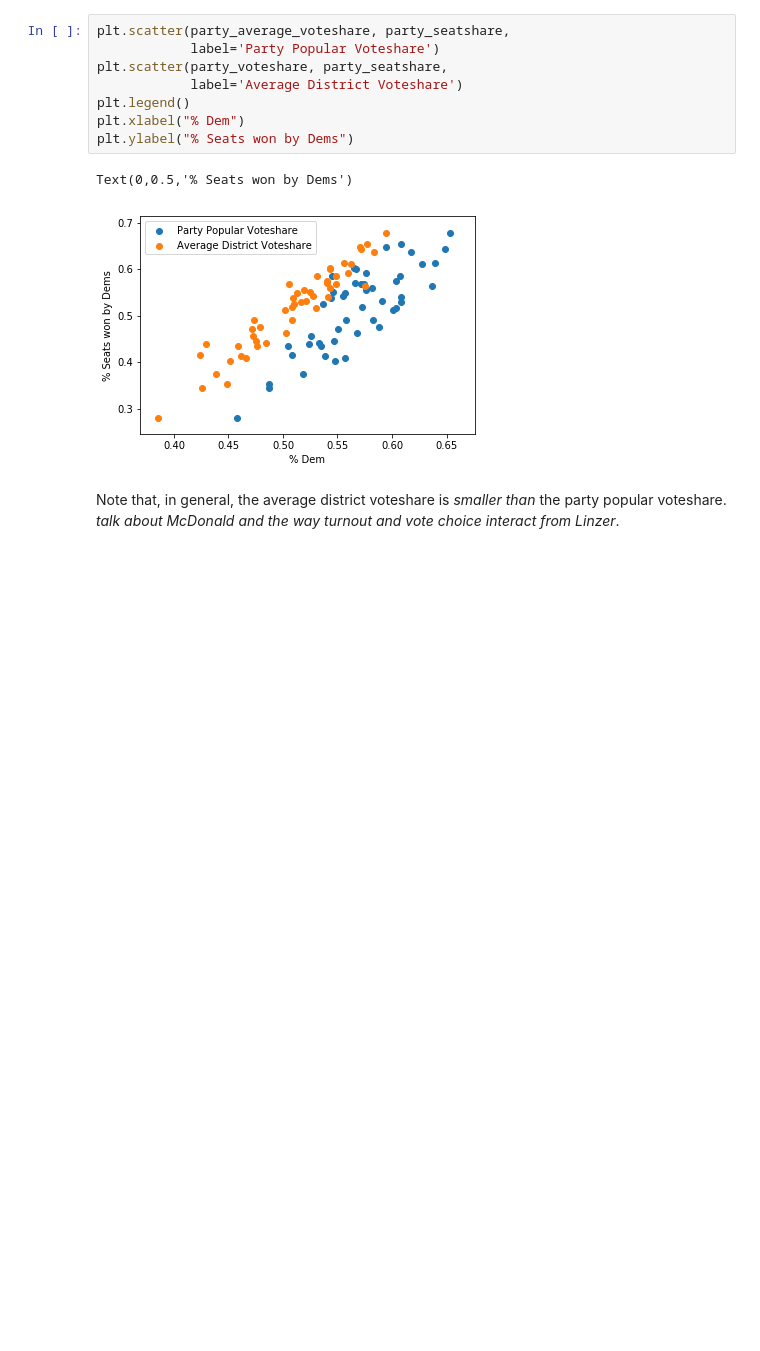
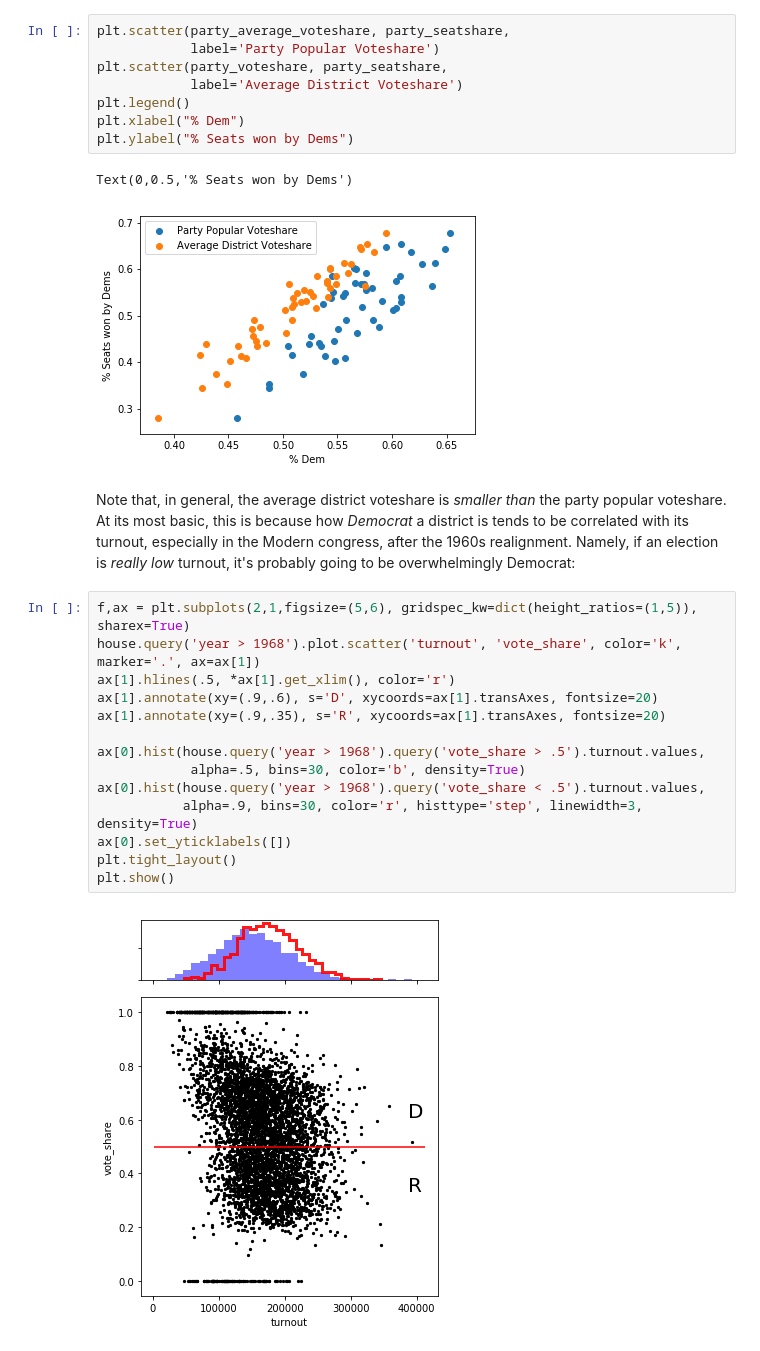
Before and after one commit to ljwolf/seatsvotes, a Jupyter notebook: notebooks/00 - The historical seats votes curve.ipynb, the cells around one changed output. Saved outputs shown, nothing was run; the diff lists cells and outputs as text; blank space fills up the shorter version.

Commit message:
add the historical seats-votes curve notebook

```diff
--- a/notebooks/00 - The historical seats votes curve.ipynb
+++ b/notebooks/00 - The historical seats votes curve.ipynb
@@ -98,5 +99,21 @@ plt.ylabel("% Seats won by Dems")
 # %% [output]
 Text(0,0.5,'% Seats won by Dems')
 [figure]
-# %% [markdown]
-Note that, in general, the average district voteshare is *smaller than* the party popular voteshare. *talk about McDonald and the way turnout and vote choice interact from Linzer*.
+# %% [markdown]
+Note that, in general, the average district voteshare is *smaller than* the party popular voteshare. At its most basic, this is because how *Democrat* a district is tends to be correlated with its turnout, especially in the Modern congress, after the 1960s realignment. Namely, if an election is *really low* turnout, it's probably going to be overwhelmingly Democrat:
+# %%
+f,ax = plt.subplots(2,1,figsize=(5,6), gridspec_kw=dict(height_ratios=(1,5)), sharex=True)
+house.query('year > 1968').plot.scatter('turnout', 'vote_share', color='k', marker='.', ax=ax[1])
+ax[1].hlines(.5, *ax[1].get_xlim(), color='r')
+ax[1].annotate(xy=(.9,.6), s='D', xycoords=ax[1].transAxes, fontsize=20)
+ax[1].annotate(xy=(.9,.35), s='R', xycoords=ax[1].transAxes, fontsize=20)
+
+ax[0].hist(house.query('year > 1968').query('vote_share > .5').turnout.values,
+            alpha=.5, bins=30, color='b', density=True)
+ax[0].hist(house.query('year > 1968').query('vote_share < .5').turnout.values,
+           alpha=.9, bins=30, color='r', histtype='step', linewidth=3, density=True)
+ax[0].set_yticklabels([])
+plt.tight_layout()
+plt.show()
+# %% [output]
+[figure, added]
```
Also changed, not shown: parts of 21 cells of this notebook.
